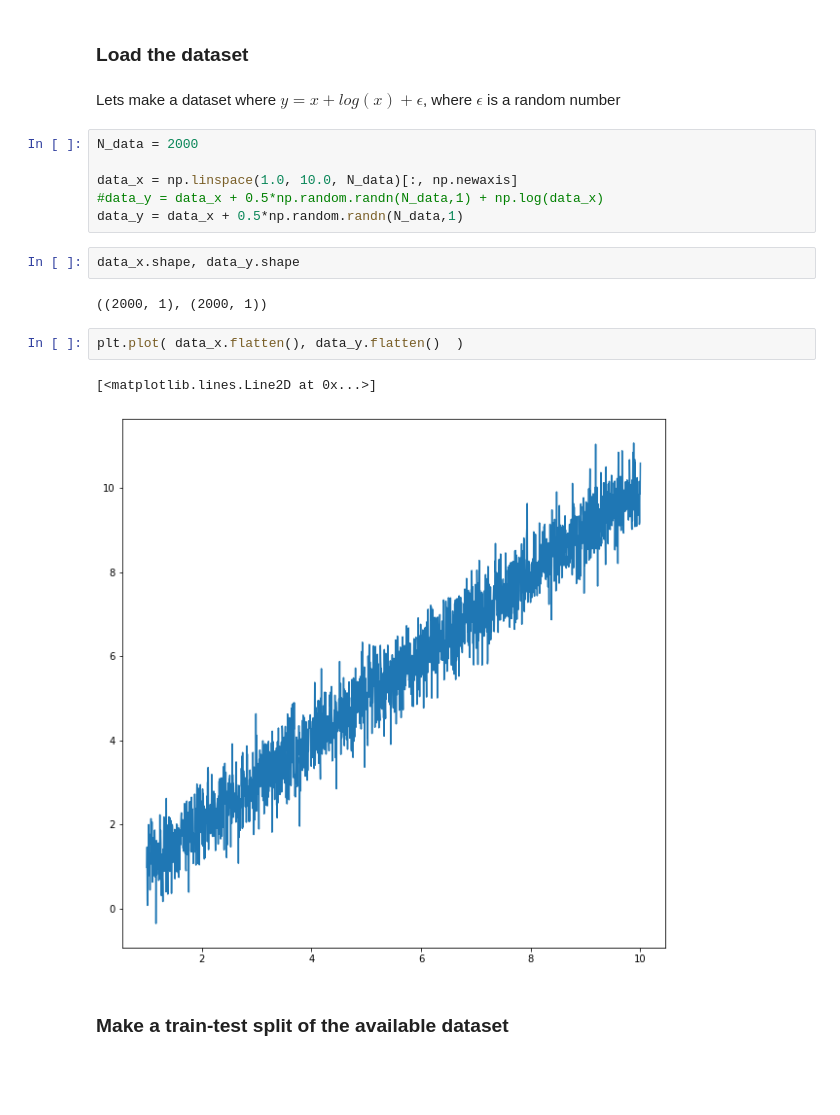
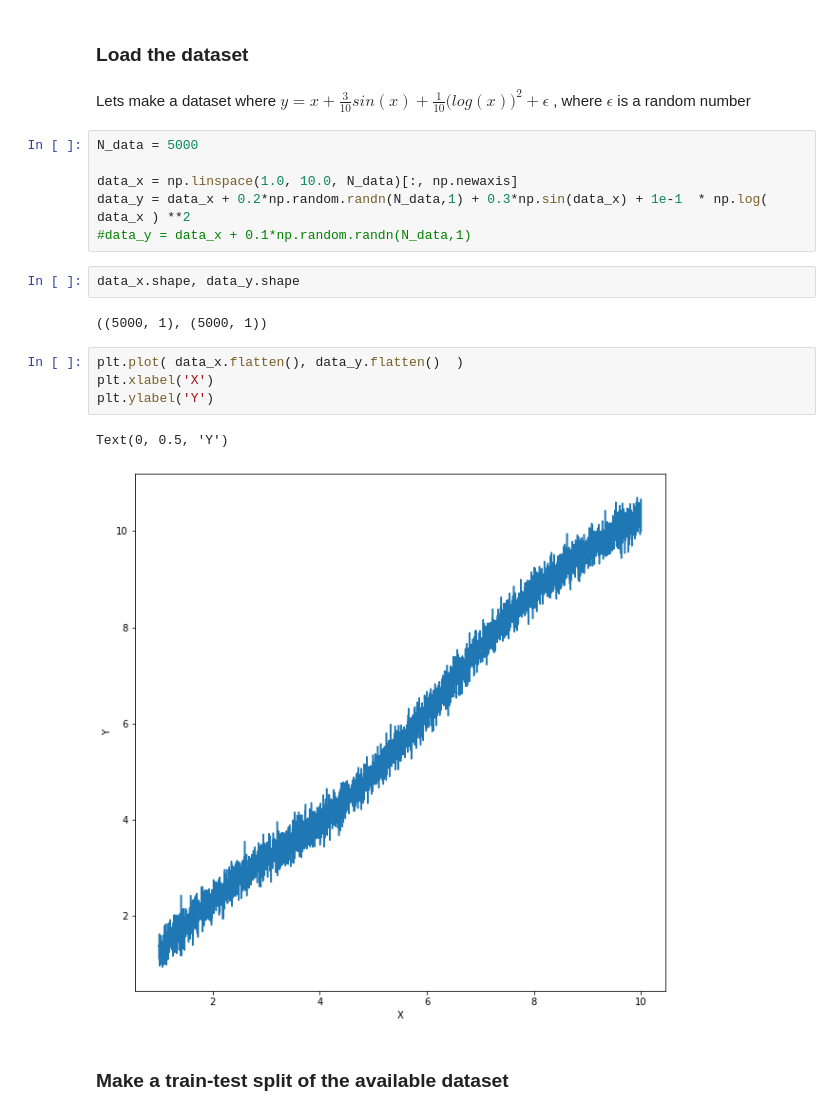
Before and after one commit to WeizmannML/course2020, a Jupyter notebook: Tutorial1/Linear_Regression_Example.ipynb, the cells around one changed output. Drawn from its saved outputs; the diff is of its cells as text; blank space fills up the shorter version.

```diff
--- a/Tutorial1/Linear_Regression_Example.ipynb
+++ b/Tutorial1/Linear_Regression_Example.ipynb
@@ -15,22 +15,25 @@ plt.rcParams["figure.figsize"] = (10,10)
 # %% [markdown]
 ### Load the dataset
 # %% [markdown]
-Lets make a dataset where $y = x + log(x) + \epsilon$, where $\epsilon$ is a random number
+Lets make a dataset where $y = x +  \frac{3}{10} sin(x) +
+\frac{1}{10} \Big( log(x) \Big)^2 + \epsilon$,  where $\epsilon$ is a random number
 # %%
-N_data = 2000
+N_data = 5000
 
 data_x = np.linspace(1.0, 10.0, N_data)[:, np.newaxis]
-#data_y = data_x + 0.5*np.random.randn(N_data,1) + np.log(data_x)
-data_y = data_x + 0.5*np.random.randn(N_data,1)
+data_y = data_x + 0.2*np.random.randn(N_data,1) + 0.3*np.sin(data_x) + 1e-1  * np.log( data_x ) **2
+#data_y = data_x + 0.1*np.random.randn(N_data,1)
 # %%
 data_x.shape, data_y.shape
 # %% [output]
-((2000, 1), (2000, 1))
+((5000, 1), (5000, 1))
 # %%
 plt.plot( data_x.flatten(), data_y.flatten()  )
+plt.xlabel('X')
+plt.ylabel('Y')
 # %% [output]
-[<matplotlib.lines.Line2D at 0x...>]
+Text(0, 0.5, 'Y')
-[figure, old version]
+[figure, new version]
 # %% [markdown]
 ### Make a train-test split of the available dataset
 # %%
```
Also changed, not shown: parts of 13 cells of this notebook.
